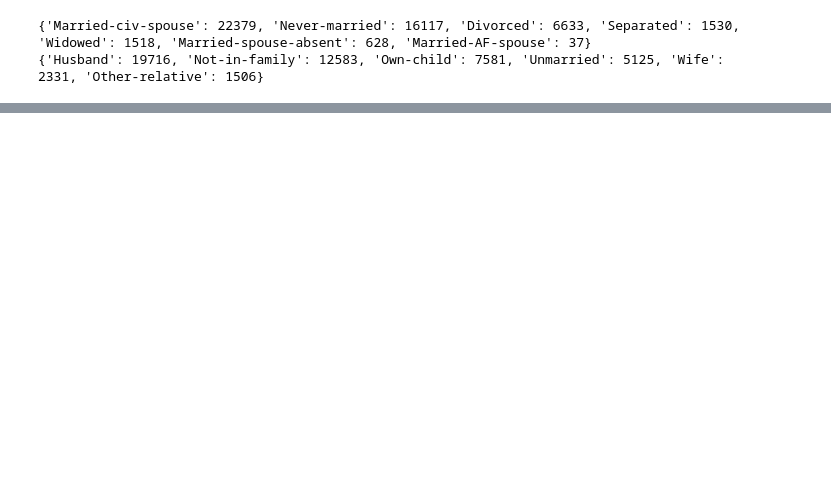
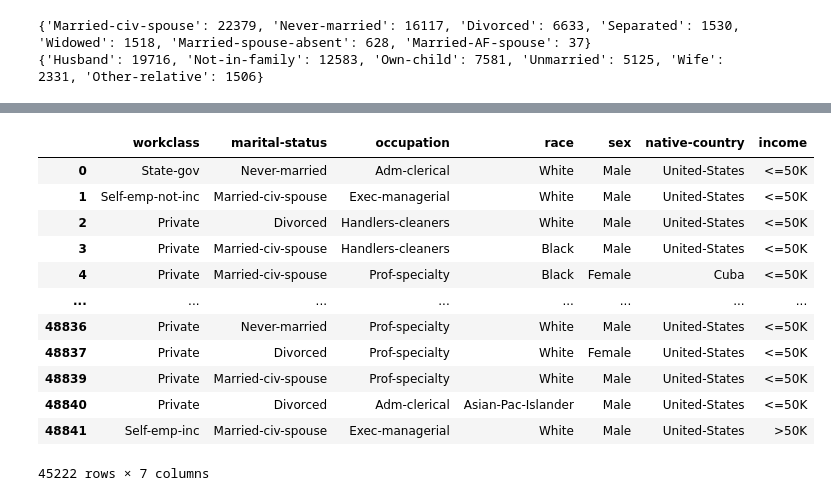
Before and after one commit to PikaSannnnn/cs105project, a Jupyter notebook: Stephen.ipynb, the cells around one changed output, grey strips where cells are left out. Cells and saved outputs as stored; diff of their text form; code cells hidden in the pictures; blank space fills up the shorter version.

```diff
--- a/Stephen.ipynb
+++ b/Stephen.ipynb
@@ -127,0 +161,17 @@ data
+# %%
+cat_data = data.loc[:, data.dtypes != 'int64']
+cat_data
+# %% [output]
+|  | workclass | marital-status | occupation | race | sex | native-country | income |
+| 0 | State-gov | Never-married | Adm-clerical | White | Male | United-States | <=50K |
+| 1 | Self-emp-not-inc | Married-civ-spouse | Exec-managerial | White | Male | United-States | <=50K |
+| 2 | Private | Divorced | Handlers-cleaners | White | Male | United-States | <=50K |
+| 3 | Private | Married-civ-spouse | Handlers-cleaners | Black | Male | United-States | <=50K |
+| 4 | Private | Married-civ-spouse | Prof-specialty | Black | Female | Cuba | <=50K |
+| ... | ... | ... | ... | ... | ... | ... | ... |
+| 48836 | Private | Never-married | Prof-specialty | White | Male | United-States | <=50K |
+| 48837 | Private | Divorced | Prof-specialty | White | Female | United-States | <=50K |
+| 48839 | Private | Married-civ-spouse | Prof-specialty | White | Male | United-States | <=50K |
+| 48840 | Private | Divorced | Adm-clerical | Asian-Pac-Islander | Male | United-States | <=50K |
+| 48841 | Self-emp-inc | Married-civ-spouse | Exec-managerial | White | Male | United-States | >50K |
+45222 rows × 7 columns
```
Also changed, not shown: parts of 16 cells of this notebook.
